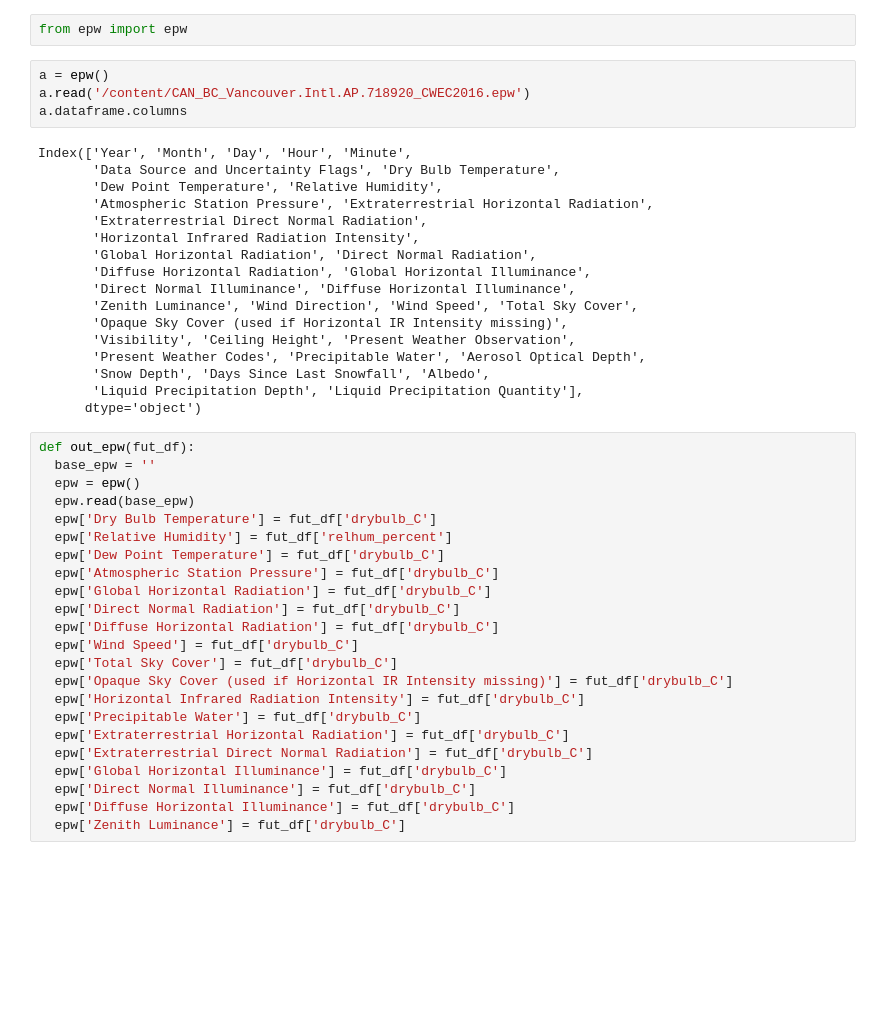
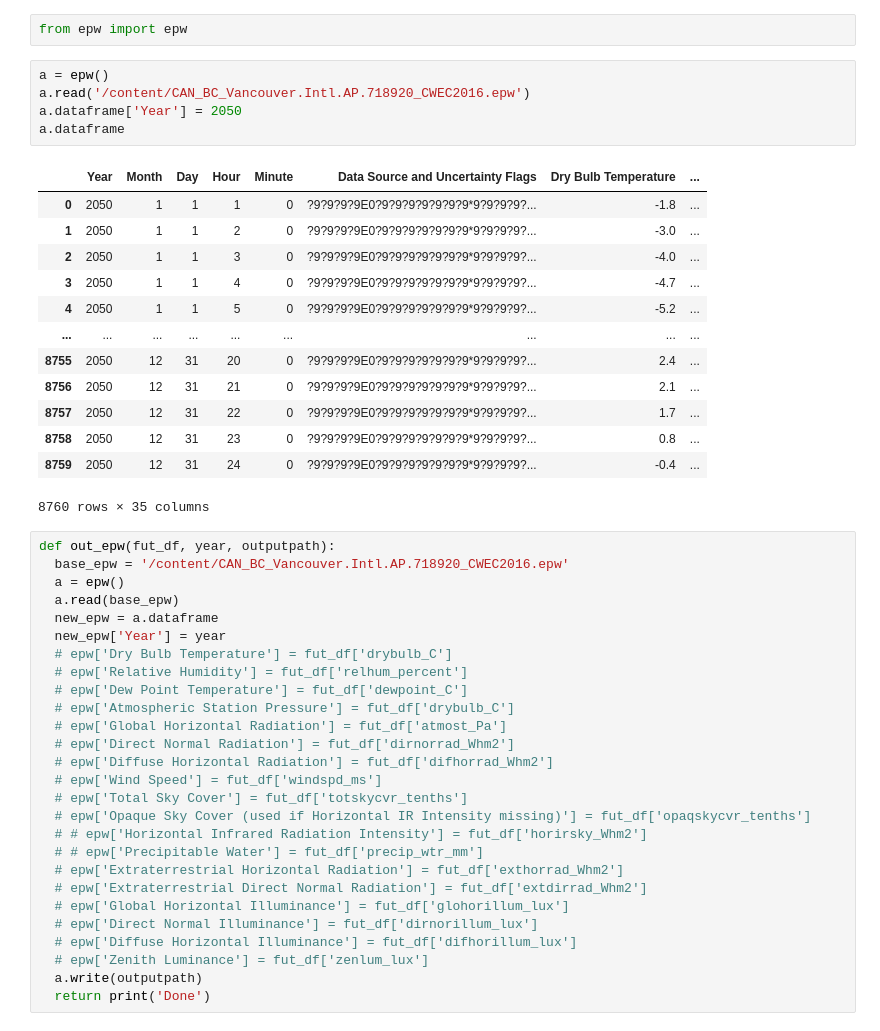
Before and after one commit to justinfmccarty/epwmorph, a Jupyter notebook: process_modeldata.ipynb, the cells around one changed output. Drawn from its saved outputs; the diff is of its cells as text; blank space fills up the shorter version.

```diff
--- a/process_modeldata.ipynb
+++ b/process_modeldata.ipynb
@@ -69,44 +69,46 @@ from epw import epw
 # %%
 a = epw()
 a.read('/content/CAN_BC_Vancouver.Intl.AP.718920_CWEC2016.epw')
-a.dataframe.columns
+a.dataframe['Year'] = 2050
+a.dataframe
 # %% [output]
+|  | Year | Month | Day | Hour | Minute | Data Source and Uncertainty Flags | Dry Bulb Temperature | ... |
+| 0 | 2050 | 1 | 1 | 1 | 0 | ?9?9?9?9E0?9?9?9?9?9?9?9*9?9?9?9?... | -1.8 | ... |
+| 1 | 2050 | 1 | 1 | 2 | 0 | ?9?9?9?9E0?9?9?9?9?9?9?9*9?9?9?9?... | -3.0 | ... |
+| 2 | 2050 | 1 | 1 | 3 | 0 | ?9?9?9?9E0?9?9?9?9?9?9?9*9?9?9?9?... | -4.0 | ... |
+| 3 | 2050 | 1 | 1 | 4 | 0 | ?9?9?9?9E0?9?9?9?9?9?9?9*9?9?9?9?... | -4.7 | ... |
+| 4 | 2050 | 1 | 1 | 5 | 0 | ?9?9?9?9E0?9?9?9?9?9?9?9*9?9?9?9?... | -5.2 | ... |
+| ... | ... | ... | ... | ... | ... | ... | ... | ... |
+| 8755 | 2050 | 12 | 31 | 20 | 0 | ?9?9?9?9E0?9?9?9?9?9?9?9*9?9?9?9?... | 2.4 | ... |
+| 8756 | 2050 | 12 | 31 | 21 | 0 | ?9?9?9?9E0?9?9?9?9?9?9?9*9?9?9?9?... | 2.1 | ... |
+| 8757 | 2050 | 12 | 31 | 22 | 0 | ?9?9?9?9E0?9?9?9?9?9?9?9*9?9?9?9?... | 1.7 | ... |
+| 8758 | 2050 | 12 | 31 | 23 | 0 | ?9?9?9?9E0?9?9?9?9?9?9?9*9?9?9?9?... | 0.8 | ... |
+| 8759 | 2050 | 12 | 31 | 24 | 0 | ?9?9?9?9E0?9?9?9?9?9?9?9*9?9?9?9?... | -0.4 | ... |
-Index(['Year', 'Month', 'Day', 'Hour', 'Minute',
-       'Data Source and Uncertainty Flags', 'Dry Bulb Temperature',
-       'Dew Point Temperature', 'Relative Humidity',
-       'Atmospheric Station Pressure', 'Extraterrestrial Horizontal Radiation',
-       'Extraterrestrial Direct Normal Radiation',
-       'Horizontal Infrared Radiation Intensity',
-       'Global Horizontal Radiation', 'Direct Normal Radiation',
-       'Diffuse Horizontal Radiation', 'Global Horizontal Illuminance',
-       'Direct Normal Illuminance', 'Diffuse Horizontal Illuminance',
-       'Zenith Luminance', 'Wind Direction', 'Wind Speed', 'Total Sky Cover',
-       'Opaque Sky Cover (used if Horizontal IR Intensity missing)',
-       'Visibility', 'Ceiling Height', 'Present Weather Observation',
-       'Present Weather Codes', 'Precipitable Water', 'Aerosol Optical Depth',
-       'Snow Depth', 'Days Since Last Snowfall', 'Albedo',
-       'Liquid Precipitation Depth', 'Liquid Precipitation Quantity'],
-      dtype='object')
+8760 rows × 35 columns
 # %%
-def out_epw(fut_df):
-  base_epw = ''
-  epw = epw()
-  epw.read(base_epw)
-  epw['Dry Bulb Temperature'] = fut_df['drybulb_C']
-  epw['Relative Humidity'] = fut_df['relhum_percent']
-  epw['Dew Point Temperature'] = fut_df['drybulb_C']
-  epw['Atmospheric Station Pressure'] = fut_df['drybulb_C']
-  epw['Global Horizontal Radiation'] = fut_df['drybulb_C']
-  epw['Direct Normal Radiation'] = fut_df['drybulb_C']
-  epw['Diffuse Horizontal Radiation'] = fut_df['drybulb_C']
-  epw['Wind Speed'] = fut_df['drybulb_C']
-  epw['Total Sky Cover'] = fut_df['drybulb_C']
-  epw['Opaque Sky Cover (used if Horizontal IR Intensity missing)'] = fut_df['drybulb_C']
-  epw['Horizontal Infrared Radiation Intensity'] = fut_df['drybulb_C']
-  epw['Precipitable Water'] = fut_df['drybulb_C']
-  epw['Extraterrestrial Horizontal Radiation'] = fut_df['drybulb_C']
-  epw['Extraterrestrial Direct Normal Radiation'] = fut_df['drybulb_C']
-  epw['Global Horizontal Illuminance'] = fut_df['drybulb_C']
-  epw['Direct Normal Illuminance'] = fut_df['drybulb_C']
-  epw['Diffuse Horizontal Illuminance'] = fut_df['drybulb_C']
-  epw['Zenith Luminance'] = fut_df['drybulb_C']
+def out_epw(fut_df, year, outputpath):
+  base_epw = '/content/CAN_BC_Vancouver.Intl.AP.718920_CWEC2016.epw'
+  a = epw()
+  a.read(base_epw)
+  new_epw = a.dataframe
+  new_epw['Year'] = year
+  # epw['Dry Bulb Temperature'] = fut_df['drybulb_C']
+  # epw['Relative Humidity'] = fut_df['relhum_percent']
+  # epw['Dew Point Temperature'] = fut_df['dewpoint_C']
+  # epw['Atmospheric Station Pressure'] = fut_df['drybulb_C']
+  # epw['Global Horizontal Radiation'] = fut_df['atmost_Pa']
+  # epw['Direct Normal Radiation'] = fut_df['dirnorrad_Whm2']
+  # epw['Diffuse Horizontal Radiation'] = fut_df['difhorrad_Whm2']
+  # epw['Wind Speed'] = fut_df['windspd_ms']
+  # epw['Total Sky Cover'] = fut_df['totskycvr_tenths']
+  # epw['Opaque Sky Cover (used if Horizontal IR Intensity missing)'] = fut_df['opaqskycvr_tenths']
+  # # epw['Horizontal Infrared Radiation Intensity'] = fut_df['horirsky_Whm2']
+  # # epw['Precipitable Water'] = fut_df['precip_wtr_mm']
+  # epw['Extraterrestrial Horizontal Radiation'] = fut_df['exthorrad_Whm2']
+  # epw['Extraterrestrial Direct Normal Radiation'] = fut_df['extdirrad_Whm2']
+  # epw['Global Horizontal Illuminance'] = fut_df['glohorillum_lux']
+  # epw['Direct Normal Illuminance'] = fut_df['dirnorillum_lux']
+  # epw['Diffuse Horizontal Illuminance'] = fut_df['difhorillum_lux']
+  # epw['Zenith Luminance'] = fut_df['zenlum_lux']
+  a.write(outputpath)
+  return print('Done')
```
Also changed, not shown: parts of 2 cells of this notebook.
